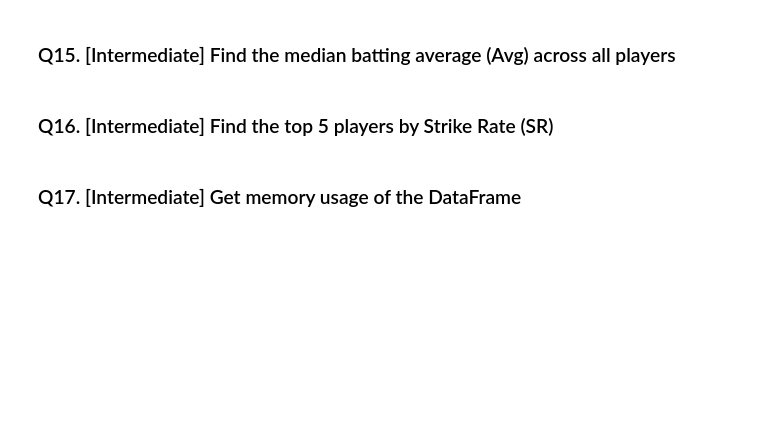
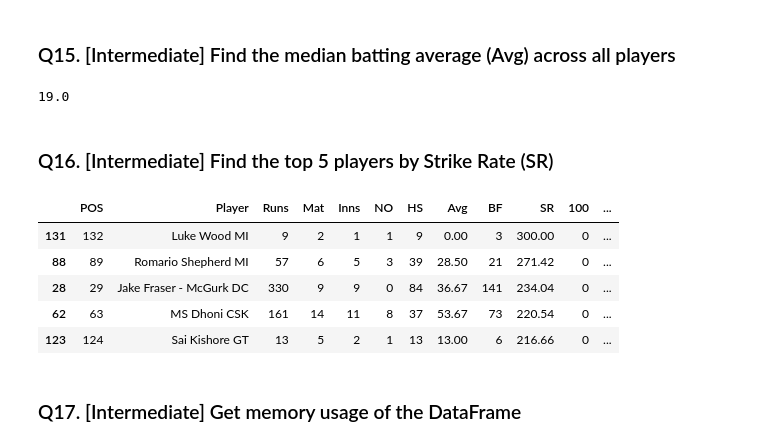
Before and after one commit to Harshit-kumar38/IPL-Dataset-Analysis-Pandas-, a Jupyter notebook: IPL_Pandas_Practice_275Q.ipynb, the cells around one changed output. Saved outputs shown, nothing was run; the diff lists cells and outputs as text; code cells hidden in the pictures; blank space fills up the shorter version.

```diff
--- a/IPL_Pandas_Practice_275Q.ipynb
+++ b/IPL_Pandas_Practice_275Q.ipynb
@@ -540,10 +580,21 @@ Name: count, dtype: int64
 ### Q15. [Intermediate] Find the median batting average (Avg) across all players
 # %%
 # Your code here
+print(df['Avg'].median())
+# %% [output]
+19.0
 # %% [markdown]
 ### Q16. [Intermediate] Find the top 5 players by Strike Rate (SR)
 # %%
 # Your code here
+df.sort_values('SR',ascending=False).head()
+# %% [output]
+|  | POS | Player | Runs | Mat | Inns | NO | HS | Avg | BF | SR | 100 | ... |
+| 131 | 132 | Luke Wood MI | 9 | 2 | 1 | 1 | 9 | 0.00 | 3 | 300.00 | 0 | ... |
+| 88 | 89 | Romario Shepherd MI | 57 | 6 | 5 | 3 | 39 | 28.50 | 21 | 271.42 | 0 | ... |
+| 28 | 29 | Jake Fraser - McGurk DC | 330 | 9 | 9 | 0 | 84 | 36.67 | 141 | 234.04 | 0 | ... |
+| 62 | 63 | MS Dhoni CSK | 161 | 14 | 11 | 8 | 37 | 53.67 | 73 | 220.54 | 0 | ... |
+| 123 | 124 | Sai Kishore GT | 13 | 5 | 2 | 1 | 13 | 13.00 | 6 | 216.66 | 0 | ... |
 # %% [markdown]
 ### Q17. [Intermediate] Get memory usage of the DataFrame
 # %%
```
Also changed, not shown: parts of 14 cells of this notebook.
